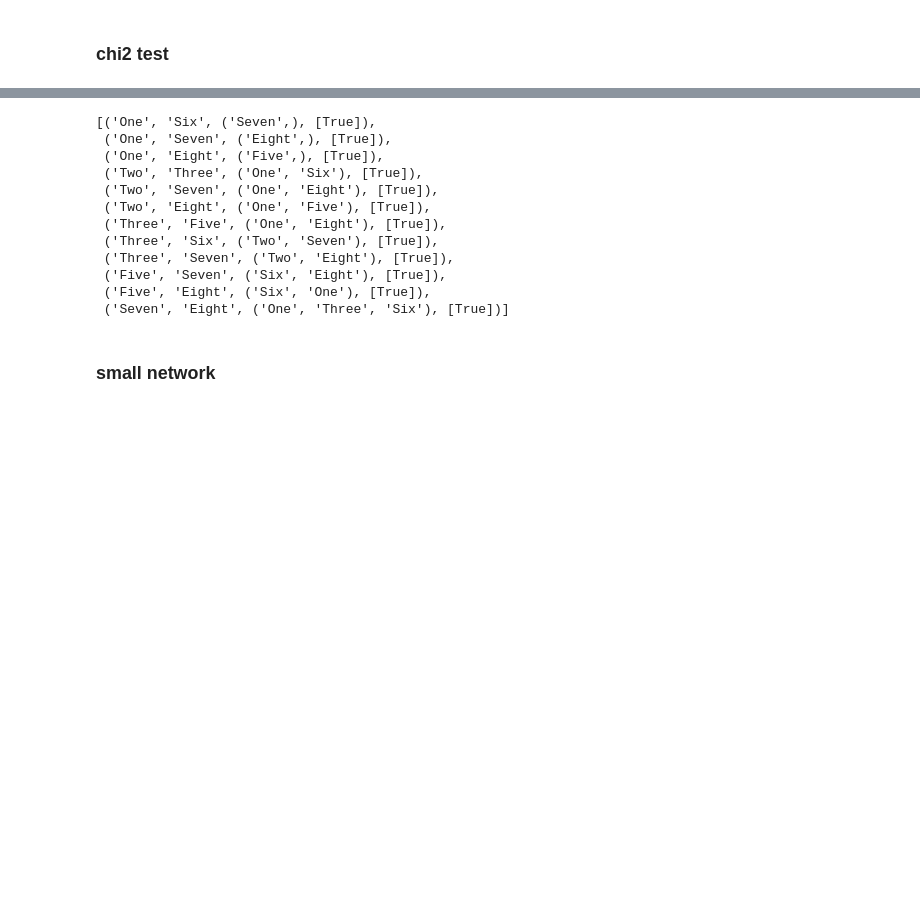
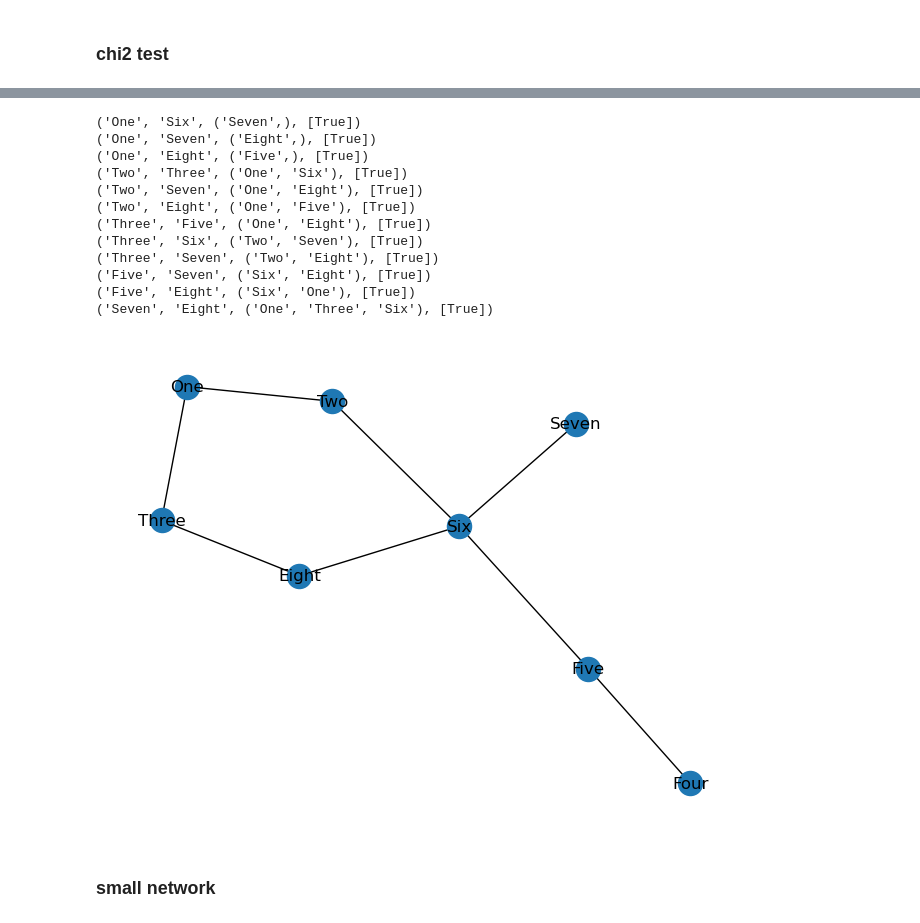
Before and after one commit to Elicit3495/ML_FYP, a Jupyter notebook: conditional.ipynb, the cells around one changed output, grey strips where cells are left out. Drawn from its saved outputs; the diff is of its cells as text; code cells hidden in the pictures; blank space fills up the shorter version.

```diff
--- a/conditional.ipynb
+++ b/conditional.ipynb
@@ -370,19 +374,24 @@ Wall time: 5 s
 # %%
 for i in ind:
-    G.
+    print(i)
+#     g_0.remove_edge(i[0], i[1])
 # %% [output]
-[('One', 'Six', ('Seven',), [True]),
- ('One', 'Seven', ('Eight',), [True]),
- ('One', 'Eight', ('Five',), [True]),
- ('Two', 'Three', ('One', 'Six'), [True]),
- ('Two', 'Seven', ('One', 'Eight'), [True]),
- ('Two', 'Eight', ('One', 'Five'), [True]),
- ('Three', 'Five', ('One', 'Eight'), [True]),
- ('Three', 'Six', ('Two', 'Seven'), [True]),
- ('Three', 'Seven', ('Two', 'Eight'), [True]),
- ('Five', 'Seven', ('Six', 'Eight'), [True]),
- ('Five', 'Eight', ('Six', 'One'), [True]),
- ('Seven', 'Eight', ('One', 'Three', 'Six'), [True])]
+('One', 'Six', ('Seven',), [True])
+('One', 'Seven', ('Eight',), [True])
+('One', 'Eight', ('Five',), [True])
+('Two', 'Three', ('One', 'Six'), [True])
+('Two', 'Seven', ('One', 'Eight'), [True])
+('Two', 'Eight', ('One', 'Five'), [True])
+('Three', 'Five', ('One', 'Eight'), [True])
+('Three', 'Six', ('Two', 'Seven'), [True])
+('Three', 'Seven', ('Two', 'Eight'), [True])
+('Five', 'Seven', ('Six', 'Eight'), [True])
+('Five', 'Eight', ('Six', 'One'), [True])
+('Seven', 'Eight', ('One', 'Three', 'Six'), [True])
+# %%
+nx.draw(g_0, with_labels=True)
+# %% [output]
+[figure, added]
 # %% [markdown]
 ### small network
 # %%
```
Also changed, not shown: parts of 10 cells of this notebook.
